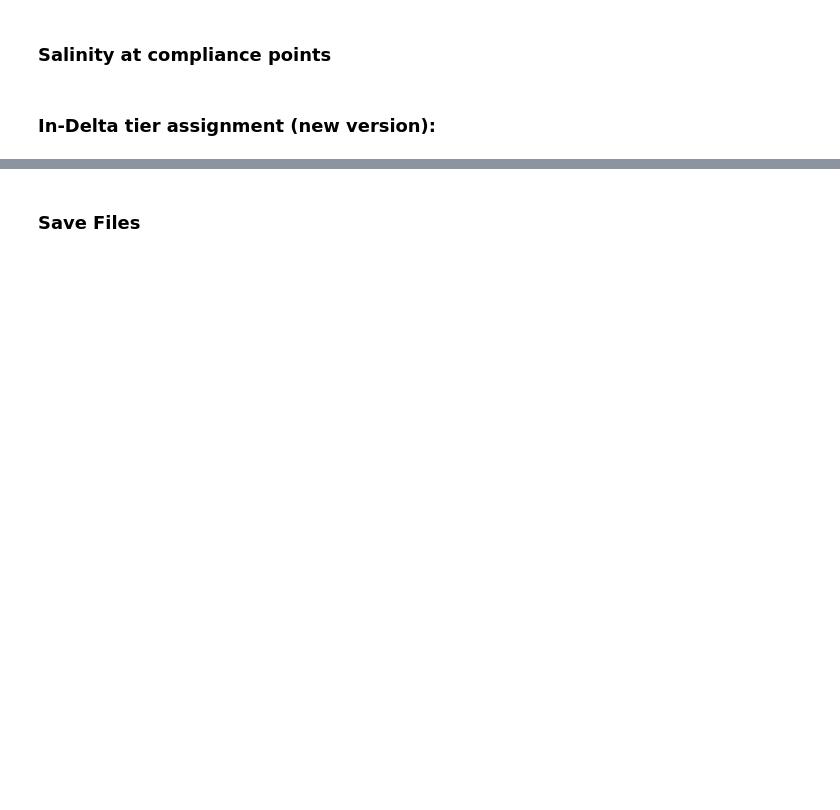
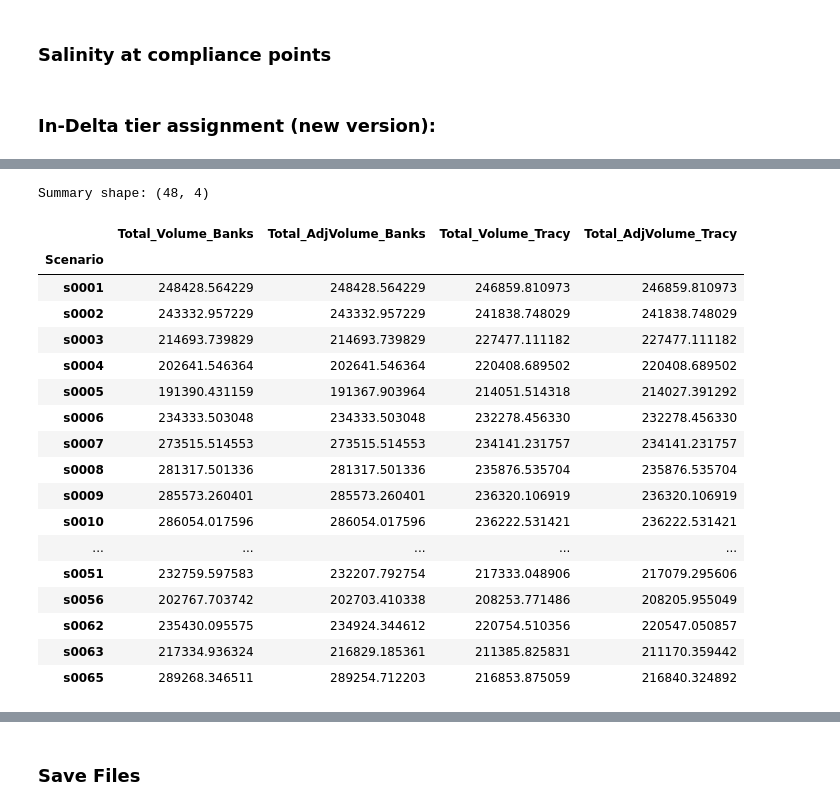
Before and after one commit to canruso/COEQWAL_V3, a Jupyter notebook: notebooks/Tier_Assignment_Salinity.ipynb, the cells around one changed output, grey strips where cells are left out. Drawn from its saved outputs; the diff is of its cells as text; code cells hidden in the pictures; blank space fills up the shorter version.

```diff
--- a/notebooks/Tier_Assignment_Salinity.ipynb
+++ b/notebooks/Tier_Assignment_Salinity.ipynb
@@ -187,0 +473,25 @@ tier_export_df
+# %%
+# DF2: Summary — one row per scenario, total volumes
+export_summary_df = build_export_quality_summary(export_detail_dict)
+print(f"Summary shape: {export_summary_df.shape}")
+export_summary_df
+# %% [output]
+Summary shape: (48, 4)
+|  | Total_Volume_Banks | Total_AdjVolume_Banks | Total_Volume_Tracy | Total_AdjVolume_Tracy |
+| Scenario |  |  |  |  |
+| s0001 | 248428.564229 | 248428.564229 | 246859.810973 | 246859.810973 |
+| s0002 | 243332.957229 | 243332.957229 | 241838.748029 | 241838.748029 |
+| s0003 | 214693.739829 | 214693.739829 | 227477.111182 | 227477.111182 |
+| s0004 | 202641.546364 | 202641.546364 | 220408.689502 | 220408.689502 |
+| s0005 | 191390.431159 | 191367.903964 | 214051.514318 | 214027.391292 |
+| s0006 | 234333.503048 | 234333.503048 | 232278.456330 | 232278.456330 |
+| s0007 | 273515.514553 | 273515.514553 | 234141.231757 | 234141.231757 |
+| s0008 | 281317.501336 | 281317.501336 | 235876.535704 | 235876.535704 |
+| s0009 | 285573.260401 | 285573.260401 | 236320.106919 | 236320.106919 |
+| s0010 | 286054.017596 | 286054.017596 | 236222.531421 | 236222.531421 |
+| ... | ... | ... | ... | ... |
+| s0051 | 232759.597583 | 232207.792754 | 217333.048906 | 217079.295606 |
+| s0056 | 202767.703742 | 202703.410338 | 208253.771486 | 208205.955049 |
+| s0062 | 235430.095575 | 234924.344612 | 220754.510356 | 220547.050857 |
+| s0063 | 217334.936324 | 216829.185361 | 211385.825831 | 211170.359442 |
+| s0065 | 289268.346511 | 289254.712203 | 216853.875059 | 216840.324892 |
```
Also changed, not shown: parts of 27 cells of this notebook, 1 other file.
